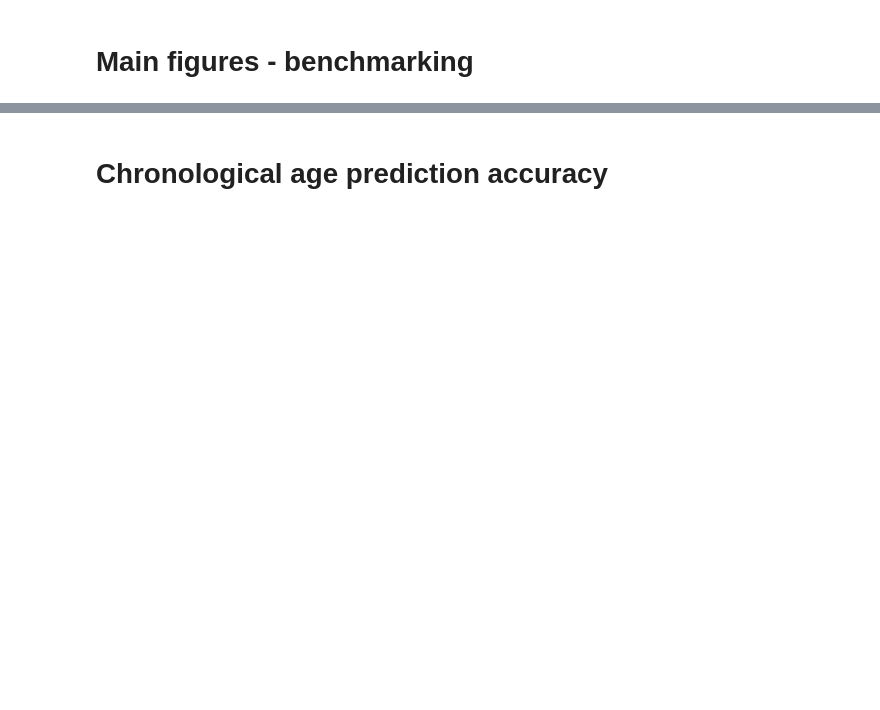
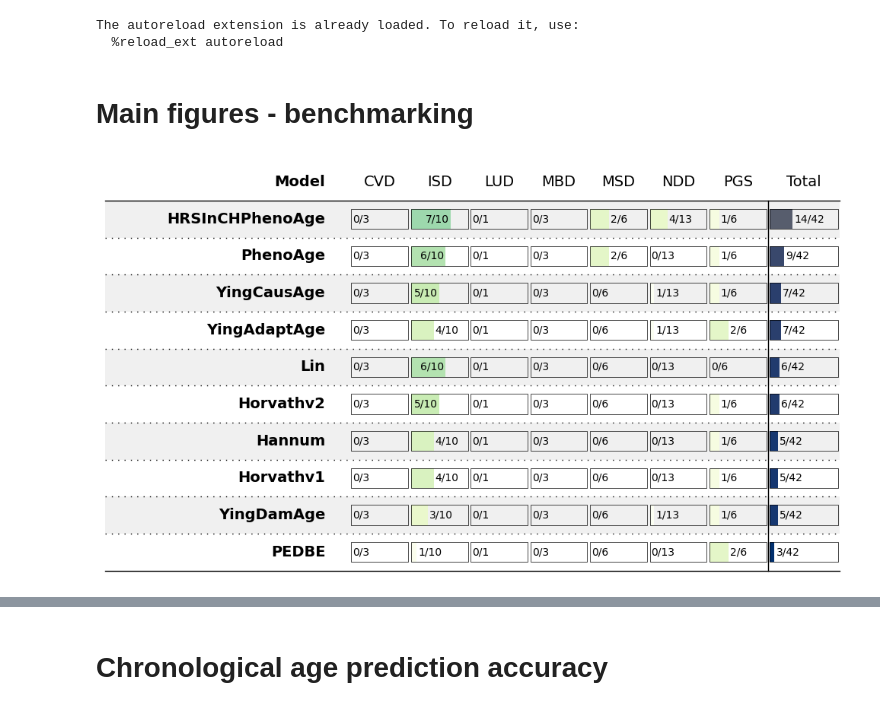
Before and after one commit to ComputationalAgingLab/ComputAge, a Jupyter notebook: benchplots.ipynb, the cells around one changed output, grey strips where cells are left out. Drawn from its saved outputs; the diff is of its cells as text; code cells hidden in the pictures; blank space fills up the shorter version.

```diff
--- a/benchplots.ipynb
+++ b/benchplots.ipynb
@@ -1,4 +1,7 @@
 # %%
+%load_ext autoreload
+%autoreload 2
+
 import matplotlib.pyplot as plt
 import matplotlib as mpl
 import pandas as pd
@@ -8,5 +11,14 @@ import numpy as np
 from plottable import Table, ColumnDefinition
 from plottable.formatters import decimal_to_percent
 from plottable.plots import bar, percentile_bars, percentile_stars, progress_donut
+
+from computage.utils.data_utils import cond2class
+from computage.plots.benchplots import plot_class_bench, plot_mae
+
+plt.rcParams["font.family"] = ["DejaVu Sans"]
+plt.rcParams["savefig.bbox"] = "tight"
+# %% [output]
+The autoreload extension is already loaded. To reload it, use:
+  %reload_ext autoreload
 # %% [markdown]
 # Main figures - benchmarking
@@ -46,0 +38,5 @@ classes = cond2class(conds)
+# %%
+ax = plot_class_bench(AA2data)
+plt.show()
+# %% [output]
+[figure, added]
```
Also changed, not shown: parts of 10 cells of this notebook, 5 other files.
